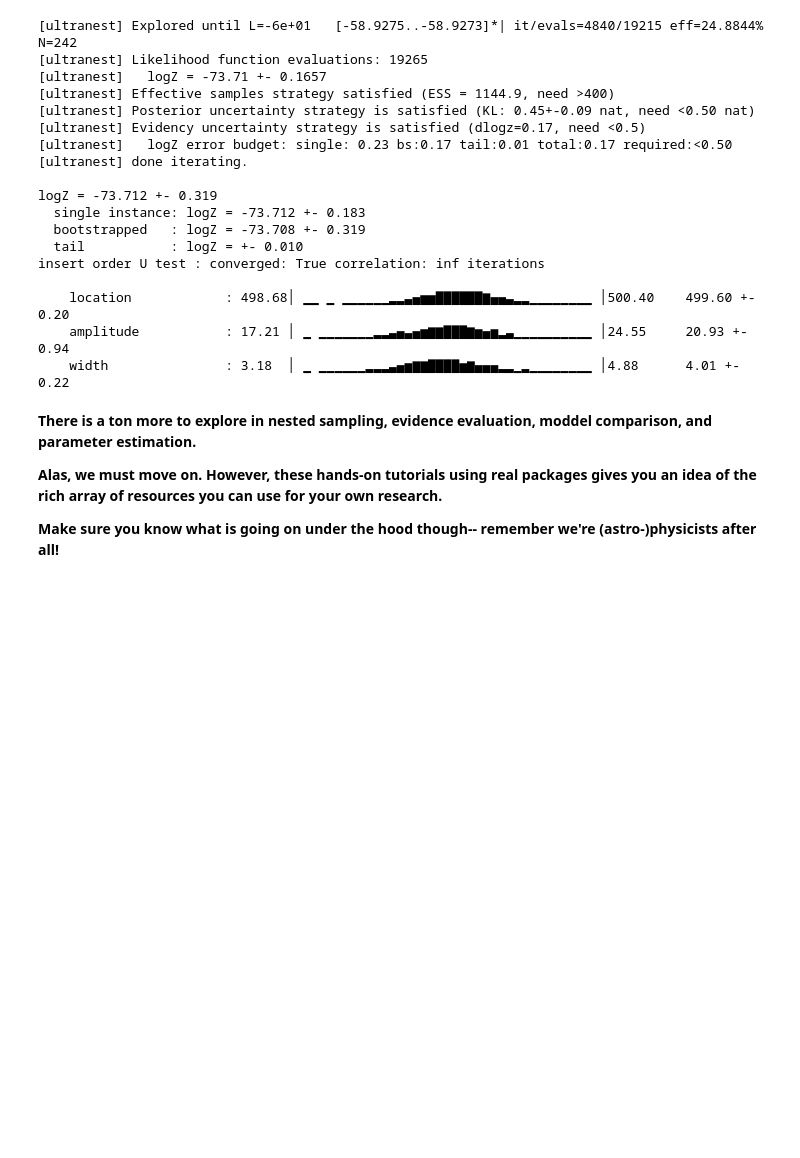
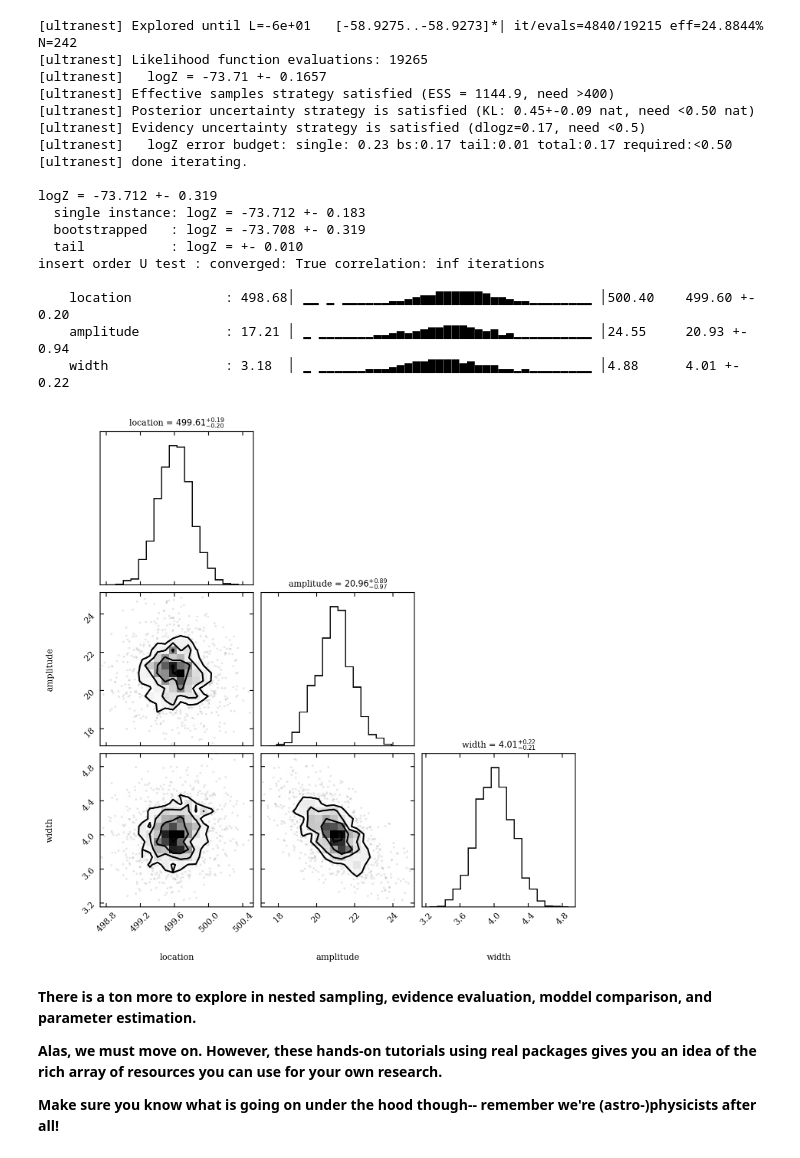
Before and after one commit to VanderbiltAstronomy/astr_8070_s24, a Jupyter notebook: coursework/student_folders/Ryan_Nowicki/Lecture_12_RyanNowicki.ipynb, the cells around one changed output. Saved outputs shown, nothing was run; the diff lists cells and outputs as text; code cells hidden in the pictures; blank space fills up the shorter version.

```diff
--- a/coursework/student_folders/Ryan_Nowicki/Lecture_12_RyanNowicki.ipynb
+++ b/coursework/student_folders/Ryan_Nowicki/Lecture_12_RyanNowicki.ipynb
@@ -642,7 +642,9 @@ insert order U test : converged: True correlation: inf iterations
     width               : 3.18  │ ▁ ▁▁▁▁▁▁▂▂▂▃▄▅▆▆▇▇▇▇▅▆▄▄▄▂▂▁▂▁▁▁▁▁▁▁▁ │4.88      4.01 +- 0.22
 # %%
 from ultranest.plot import cornerplot
-cornerplot(results)
+cornerplot(result)
+# %% [output]
+[figure, added]
 # %% [markdown]
 **There is a ton more to explore in nested sampling, evidence evaluation, moddel comparison, and parameter estimation.**
 
```
Also changed, not shown: parts of 9 cells of this notebook.
